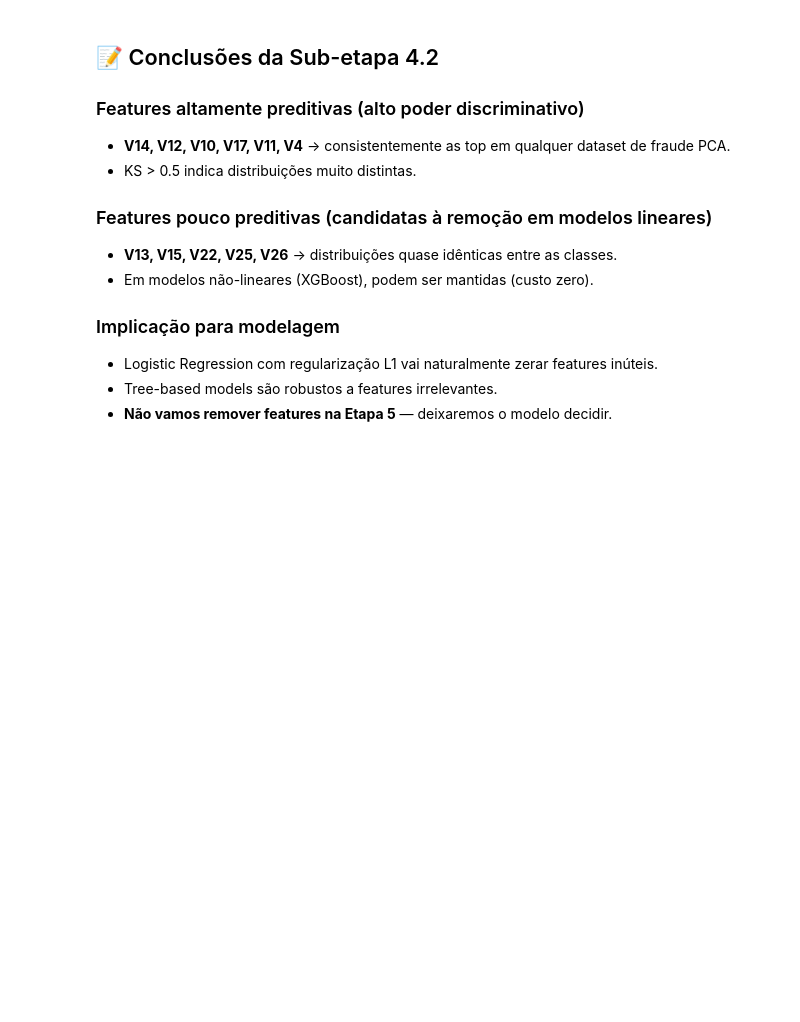
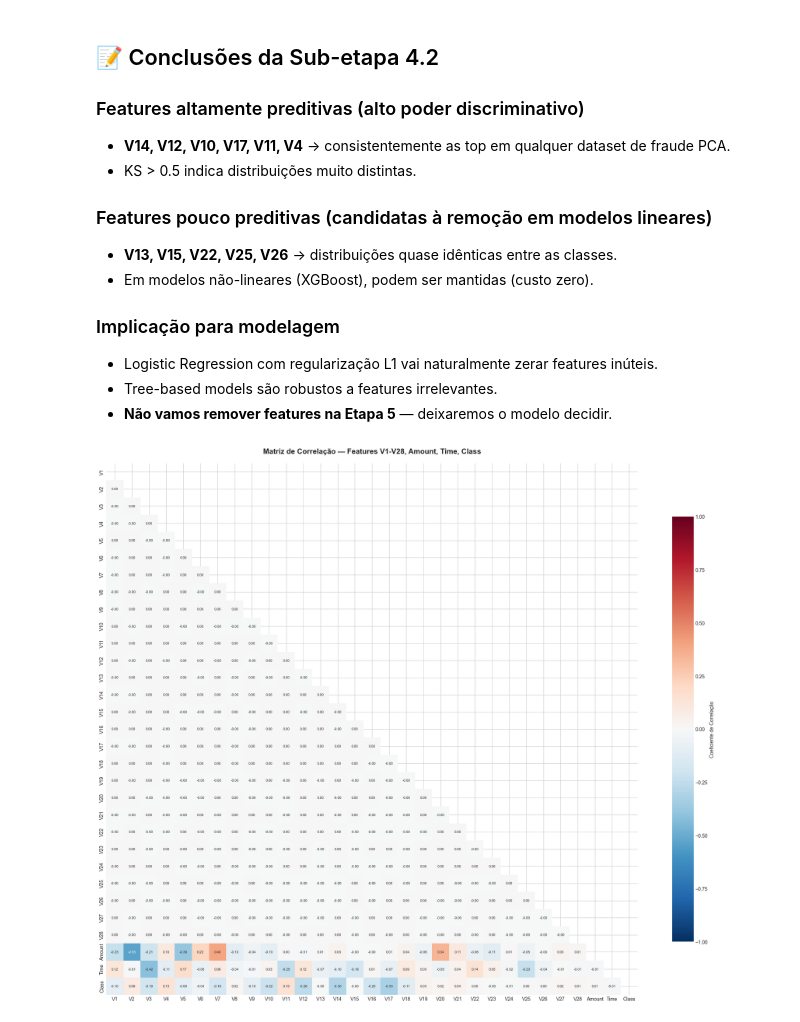
Before and after one commit to noamcoelho/fraud-detection-ml, a Jupyter notebook: notebooks/01_eda.ipynb, the cells around one changed output. Saved outputs shown, nothing was run; the diff lists cells and outputs as text; code cells hidden in the pictures; blank space fills up the shorter version.

Commit message:
feat(eda): adiciona análise de correlações e multicolinearidade

```diff
--- a/notebooks/01_eda.ipynb
+++ b/notebooks/01_eda.ipynb
@@ -309,3 +309,24 @@ plt.show()
 - Logistic Regression com regularização L1 vai naturalmente zerar features inúteis.
 - Tree-based models são robustos a features irrelevantes.
 - **Não vamos remover features na Etapa 5** — deixaremos o modelo decidir.
+# %%
+# HEATMAP DE CORRELAÇÕES
+plt.figure(figsize=(20, 16))
+
+# Selecionar apenas colunas numéricas relevantes
+corr_cols = v_features + ['Amount', 'Time', 'Class']
+corr_matrix = df[corr_cols].corr()
+
+# Máscara para triângulo superior (evita redundância)
+mask = np.triu(np.ones_like(corr_matrix, dtype=bool))
+
+sns.heatmap(corr_matrix, mask=mask, annot=True, fmt='.2f', cmap='RdBu_r',
+            center=0, vmin=-1, vmax=1, square=True,
+            cbar_kws={'shrink': 0.8, 'label': 'Coeficiente de Correlação'},
+            annot_kws={'size': 7})
+plt.title('Matriz de Correlação — Features V1-V28, Amount, Time, Class',
+          fontsize=15, fontweight='bold', pad=20)
+plt.tight_layout()
+plt.show()
+# %% [output]
+[figure, added]
```
Also changed, not shown: parts of 6 cells of this notebook.
